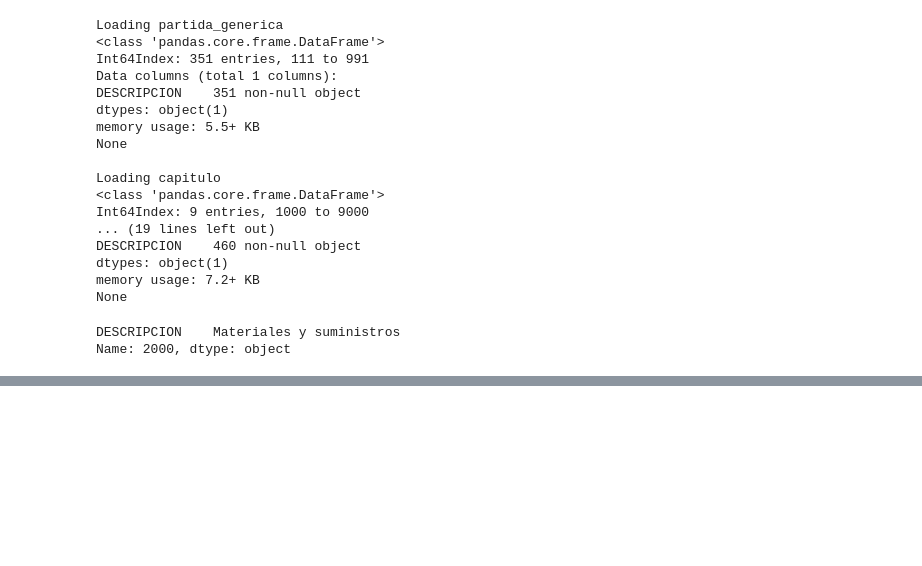
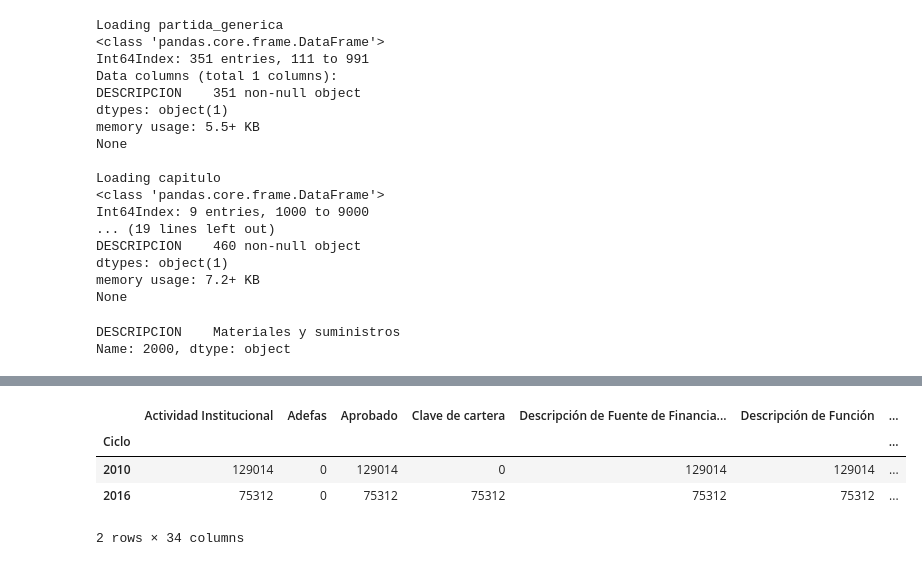
Before and after one commit to os-data/mexican-federal-budget, a Jupyter notebook: sandbox/objeto_del_gasto_catalog.ipynb, the cells around one changed output, grey strips where cells are left out. Saved outputs shown, nothing was run; the diff lists cells and outputs as text; code cells hidden in the pictures; blank space fills up the shorter version.

```diff
--- a/sandbox/objeto_del_gasto_catalog.ipynb
+++ b/sandbox/objeto_del_gasto_catalog.ipynb
@@ -202,0 +381,8 @@ Name: 2000, dtype: object
+# %%
+merged[merged['Objeto del Gasto'] < 10000].groupby(['Ciclo']).count()
+# %% [output]
+|  | Actividad Institucional | Adefas | Aprobado | Clave de cartera | Descripción de Fuente de Financia... | Descripción de Función | ... |
+| Ciclo |  |  |  |  |  |  | ... |
+| 2010 | 129014 | 0 | 129014 | 0 | 129014 | 129014 | ... |
+| 2016 | 75312 | 0 | 75312 | 75312 | 75312 | 75312 | ... |
+2 rows × 34 columns
```
Also changed, not shown: parts of 27 cells of this notebook, 2 other files.
